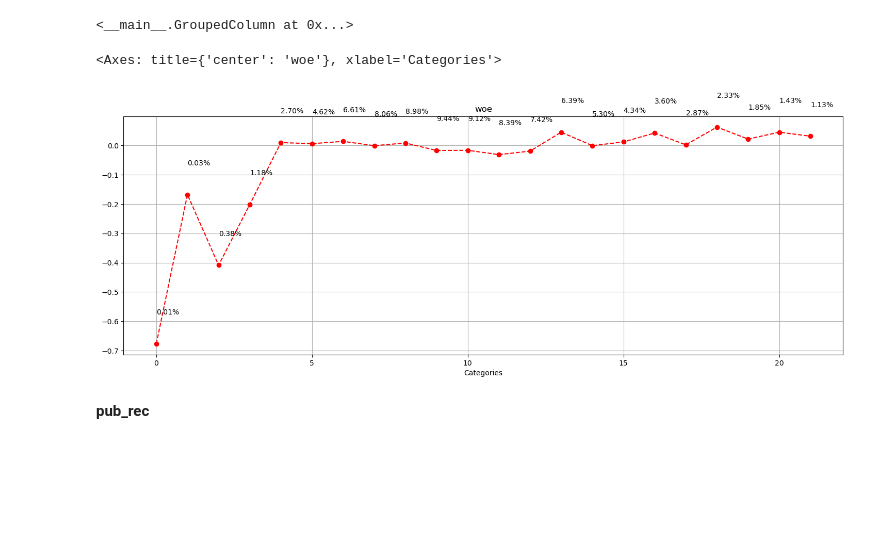
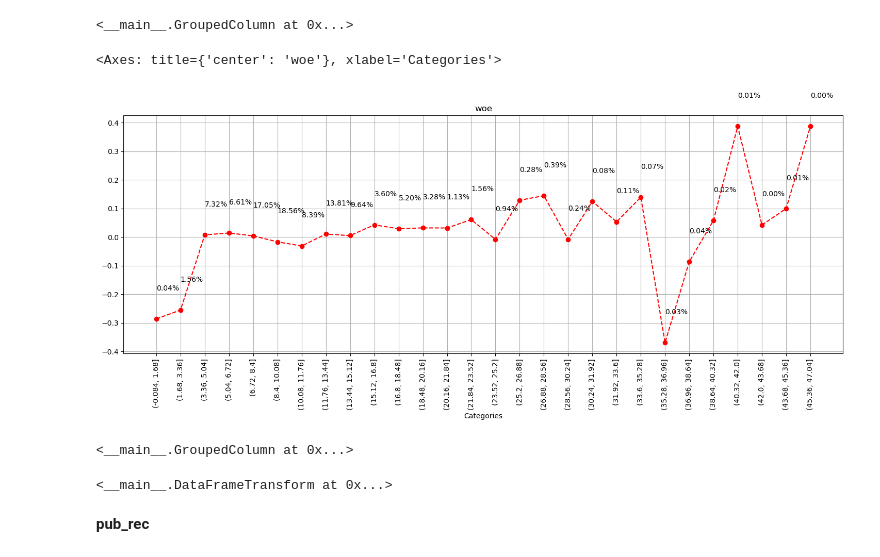
Before and after one commit to Xavi-Linux/CaRMeLo, a Jupyter notebook: notebooks/Data_preparation.ipynb, the cells around one changed output. Cells and saved outputs as stored; diff of their text form; code cells hidden in the pictures; blank space fills up the shorter version.

Commit message:
add train-test split and styling

```diff
--- a/notebooks/Data_preparation.ipynb
+++ b/notebooks/Data_preparation.ipynb
@@ -50,0 +62,6 @@ dtype('int16')
+# %%
+is_in_train_set = df['non_default'].reset_index()\
+                                   .groupby('non_default', group_keys=False)\
+                                   .apply(lambda s: s.sample(frac=PROPORTION, random_state=SEED))['id'].values
+# %%
+df['is_in_train'] = df.index.isin(is_in_train_set)
@@ -598,7 +699,8 @@ continuous_vars: List[str] = [
     'open_acc',
     'pub_rec',
     'total_acc',
-    'acc_now_delinq'
+    'acc_now_delinq',
+    'annual_inc'
 ]
 # %%
 continuous_df: pd.DataFrame = df[continuous_vars].copy()
@@ -1002,7 +1104,7 @@ open_acc_groups = GroupedColumn('open_acc')
 # %%
 open_acc_woe = calculate_woe_iv(
                     continuous_df,
-                    continuous_df['open_acc'],
+                    pd.cut(continuous_df['open_acc'], bins=BINS, retbins=False),
                     continuous_df['non_default'], multilevel_index=False, sort_by_woe=False
 )
 # %%
@@ -1038,7 +1140,7 @@ open_acc_groups.add_child(
 # %% [output]
 <__main__.GroupedColumn at 0x...>
 # %%
-plot_woe(open_acc_woe['woe'][:21], labels=open_acc_woe['n_obs_rel'][:21].apply(lambda v: '{:.2%}'.format(v)))
+plot_woe(open_acc_woe['woe'][:28], labels=open_acc_woe['n_obs_rel'][:28].apply(lambda v: '{:.2%}'.format(v)))
 # %% [output]
 <Axes: title={'center': 'woe'}, xlabel='Categories'>
-[figure, old version]
+[figure, new version]
@@ -1047,2 +1147,22 @@ plot_woe(open_acc_woe['woe'][:21], labels=open_acc_woe['n_obs_rel'][:21].apply(l
+# %%
+open_acc_groups.add_child(
+        Interval().add_child(pd.Interval(left=-np.inf, right=5, closed='right'))
+    ).add_child(
+        Interval().add_child(pd.Interval(left=5, right=8, closed='right'))
+    ).add_child(
+        Interval().add_child(pd.Interval(left=8, right=12, closed='right'))
+    ).add_child(
+        Interval().add_child(pd.Interval(left=12, right=13, closed='right'))
+    ).add_child(
+        Interval().add_child(pd.Interval(left=13, right=14, closed='right'))
+    ).add_child(
+        Interval().add_child(pd.Interval(left=14, right=19, closed='right'))
+    )
+# %% [output]
+<__main__.GroupedColumn at 0x...>
+# %%
+continuous_dft.add_child(open_acc_groups)
+# %% [output]
+<__main__.DataFrameTransform at 0x...>
 # %% [markdown]
 **pub_rec**
```
Also changed, not shown: parts of 43 cells of this notebook.
